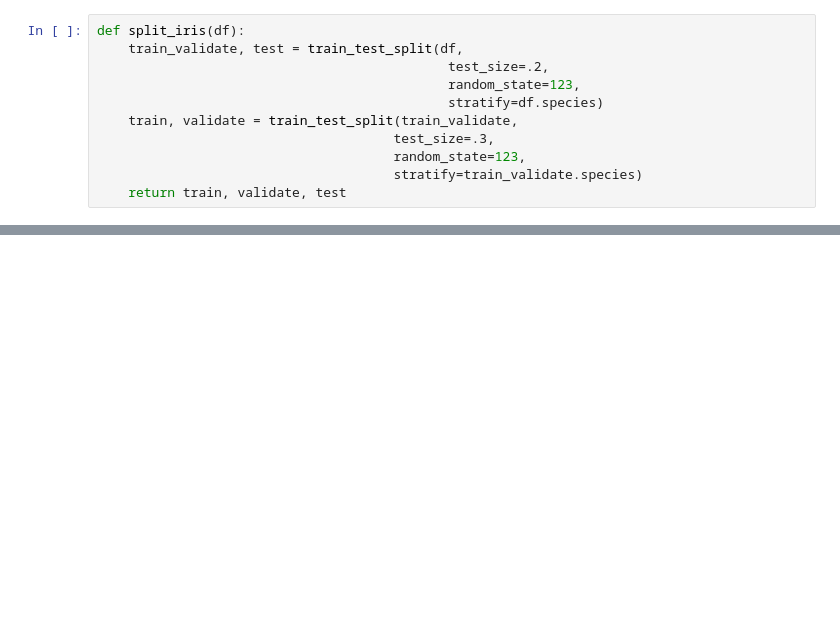
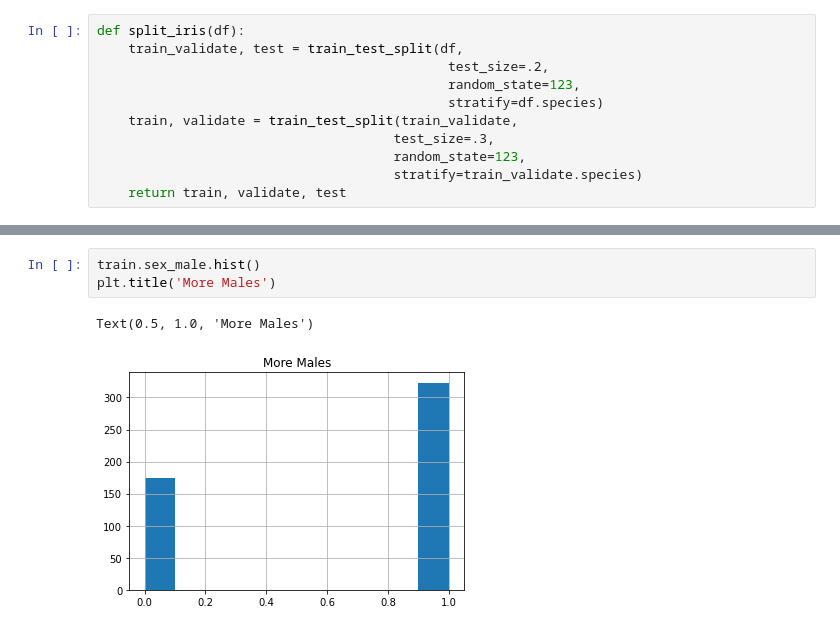
Before and after one commit to kanieladenis/classification-exercises, a Jupyter notebook: classification_exercises.ipynb, the cells around one changed output, grey strips where cells are left out. Saved outputs shown, nothing was run; the diff lists cells and outputs as text; blank space fills up the shorter version.

```diff
--- a/classification_exercises.ipynb
+++ b/classification_exercises.ipynb
@@ -557,0 +773,6 @@ test -> (1409, 49)
+# %%
+train.sex_male.hist()
+plt.title('More Males')
+# %% [output]
+Text(0.5, 1.0, 'More Males')
+[figure, added]
```
Also changed, not shown: parts of 116 cells of this notebook, 4 other files.
